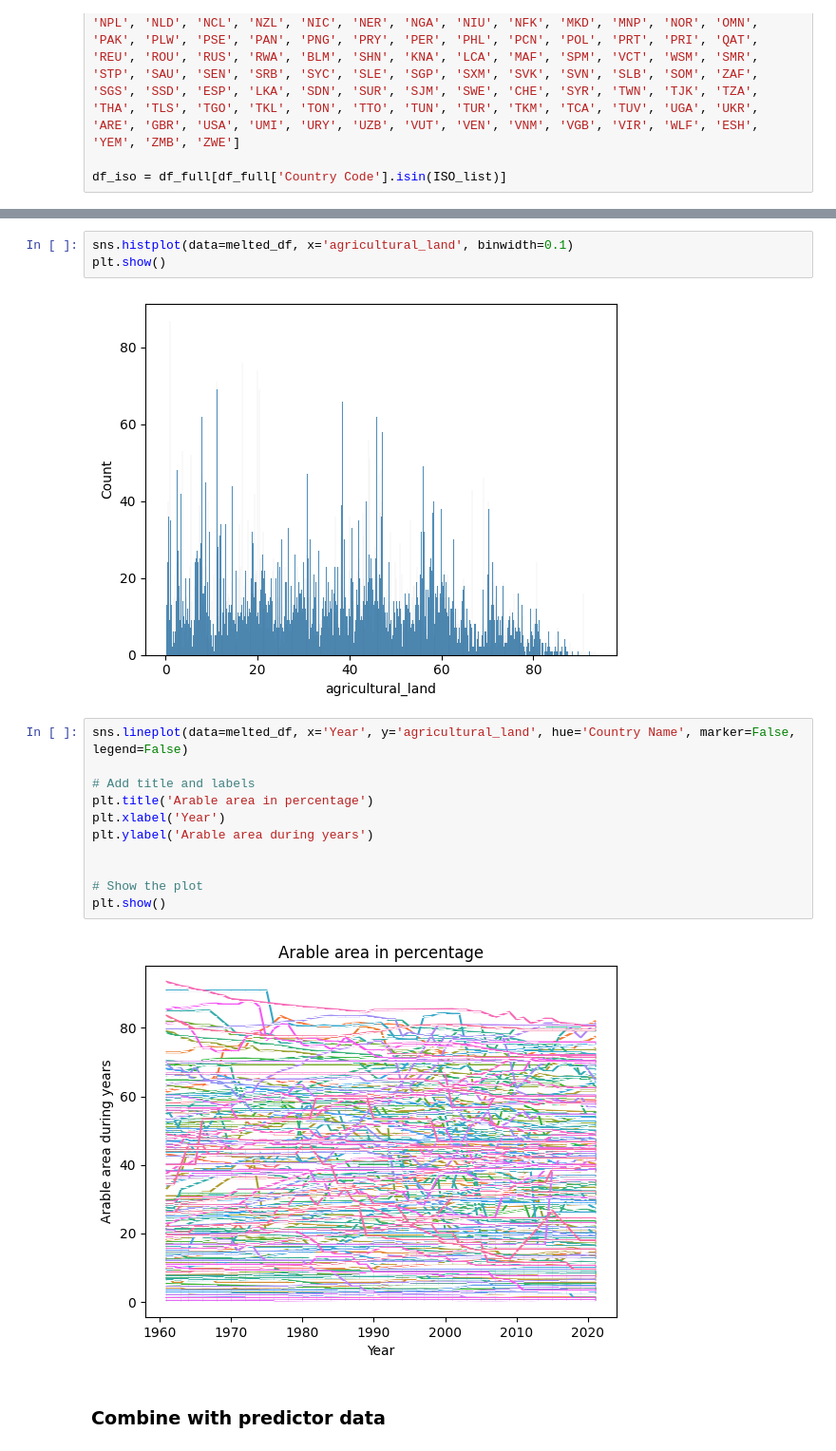
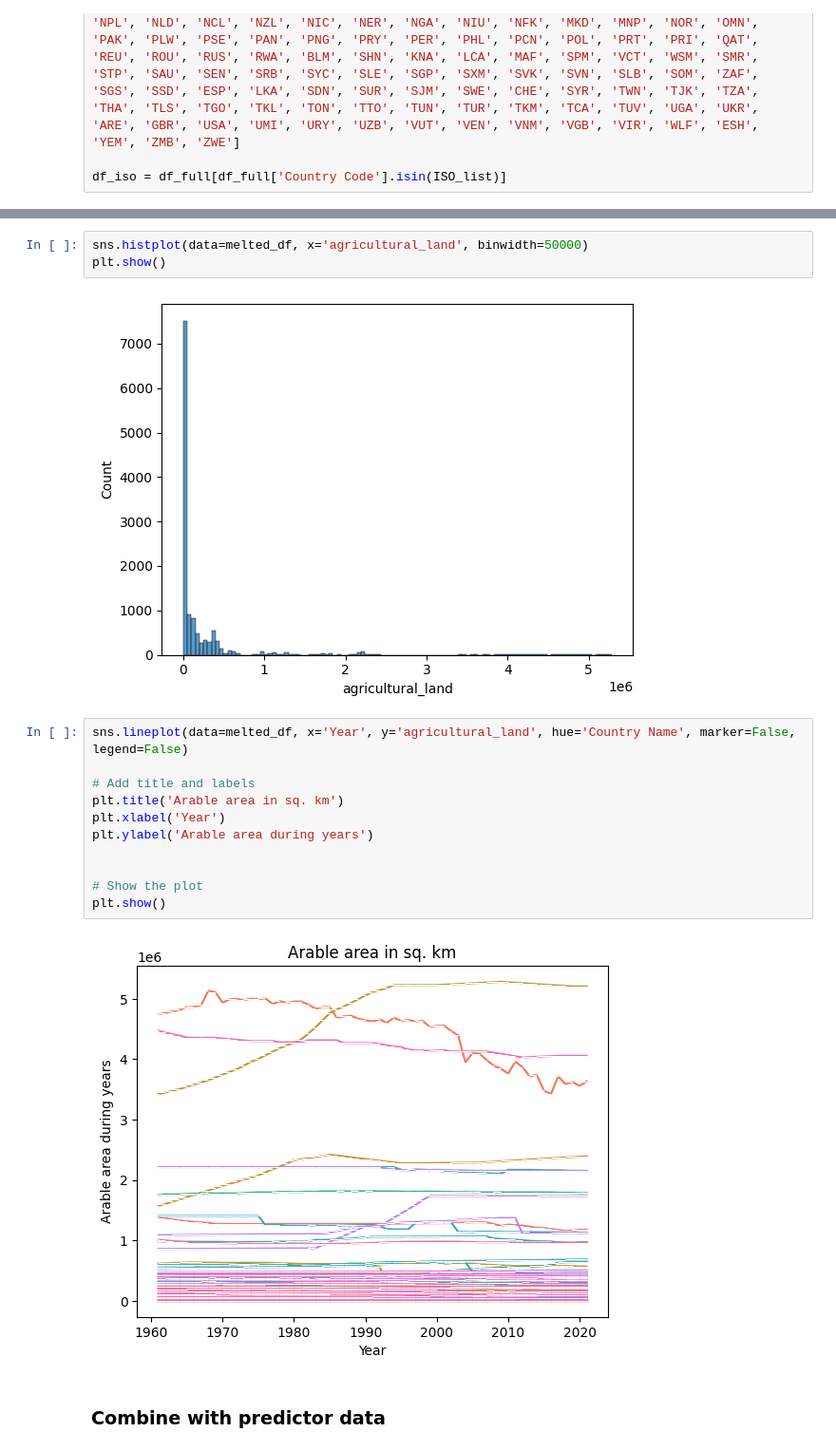
Before and after one commit to marcbarc19/DataScienceExam, a Jupyter notebook: agricultural_land-modelling.ipynb, the cells around one changed output, grey strips where cells are left out. Shown at 95% size. Drawn from its saved outputs; the diff is of its cells as text.

```diff
--- a/agricultural_land-modelling.ipynb
+++ b/agricultural_land-modelling.ipynb
@@ -122,23 +122,23 @@ print(melted_df)
 
 [13115 rows x 6 columns]
 # %%
-sns.histplot(data=melted_df, x='agricultural_land', binwidth=0.1)
+sns.histplot(data=melted_df, x='agricultural_land', binwidth=50000)
 plt.show()
 # %% [output]
-[figure, old version]
+[figure, new version]
 # %%
 sns.lineplot(data=melted_df, x='Year', y='agricultural_land', hue='Country Name', marker=False, legend=False)
 
 # Add title and labels
-plt.title('Arable area in percentage')
+plt.title('Arable area in sq. km')
 plt.xlabel('Year')
 plt.ylabel('Arable area during years')
 
 
 # Show the plot
 plt.show()
 # %% [output]
-[figure, old version]
+[figure, new version]
 # %% [markdown]
 ### Combine with predictor data
 # %%
```
Also changed, not shown: parts of 24 cells of this notebook, 2 other files.
